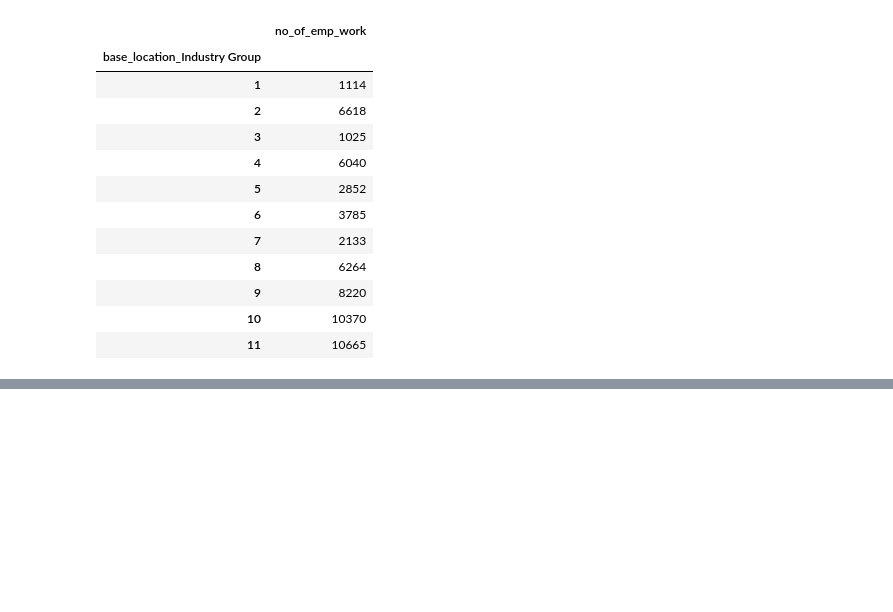
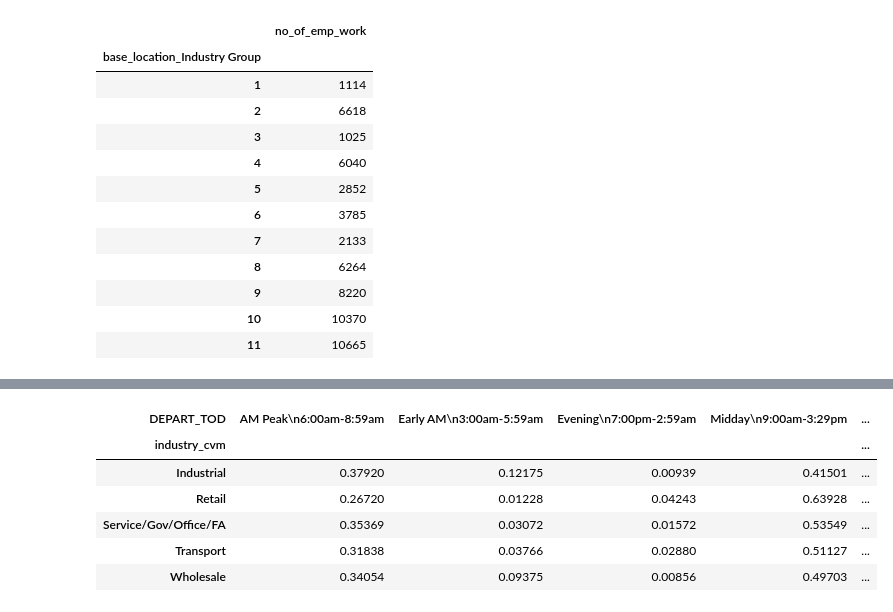
Before and after one commit to SANDAG/Data_CVM, a Jupyter notebook: abm2p/CVS_data_aggregation.ipynb, the cells around one changed output, grey strips where cells are left out. Cells and saved outputs as stored; diff of their text form; code cells hidden in the pictures; blank space fills up the shorter version.

```diff
--- a/abm2p/CVS_data_aggregation.ipynb
+++ b/abm2p/CVS_data_aggregation.ipynb
@@ -260,0 +234,19 @@ max(tour_data.tour_id)
+# %%
+# Figure 9. Tour Start Time by Industry
+pd.options.display.float_format = '{:20,.5f}'.format
+
+tb = pd.DataFrame(tour_data_starts.groupby(['industry_cvm', 'DEPART_TOD'])['Most.Likely.Estimate.Weight.Factor'].sum().reset_index())
+pd.crosstab(
+    tb.industry_cvm,
+    tb.DEPART_TOD,
+    values=tb['Most.Likely.Estimate.Weight.Factor'],
+    aggfunc='sum',
+    normalize='index')
+# %% [output]
+| DEPART_TOD | AM Peak\n6:00am-8:59am | Early AM\n3:00am-5:59am | Evening\n7:00pm-2:59am | Midday\n9:00am-3:29pm | ... |
+| industry_cvm |  |  |  |  | ... |
+| Industrial | 0.37920 | 0.12175 | 0.00939 | 0.41501 | ... |
+| Retail | 0.26720 | 0.01228 | 0.04243 | 0.63928 | ... |
+| Service/Gov/Office/FA | 0.35369 | 0.03072 | 0.01572 | 0.53549 | ... |
+| Transport | 0.31838 | 0.03766 | 0.02880 | 0.51127 | ... |
+| Wholesale | 0.34054 | 0.09375 | 0.00856 | 0.49703 | ... |
```
Also changed, not shown: parts of 27 cells of this notebook, 4 other files.
